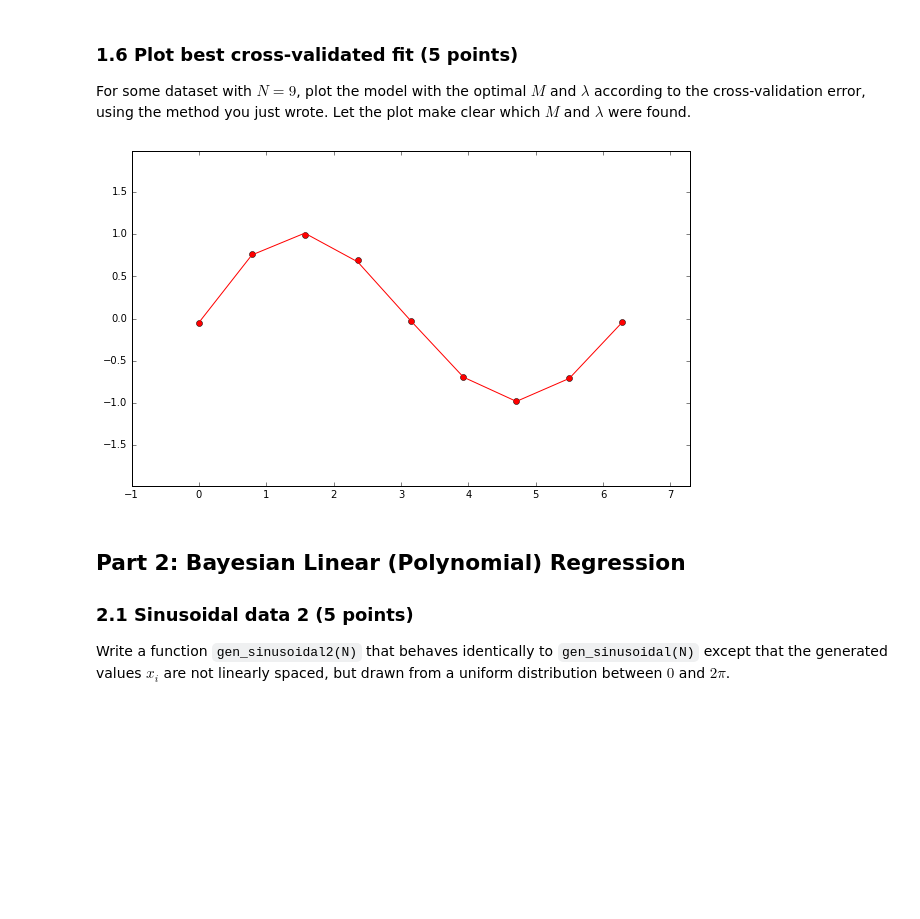
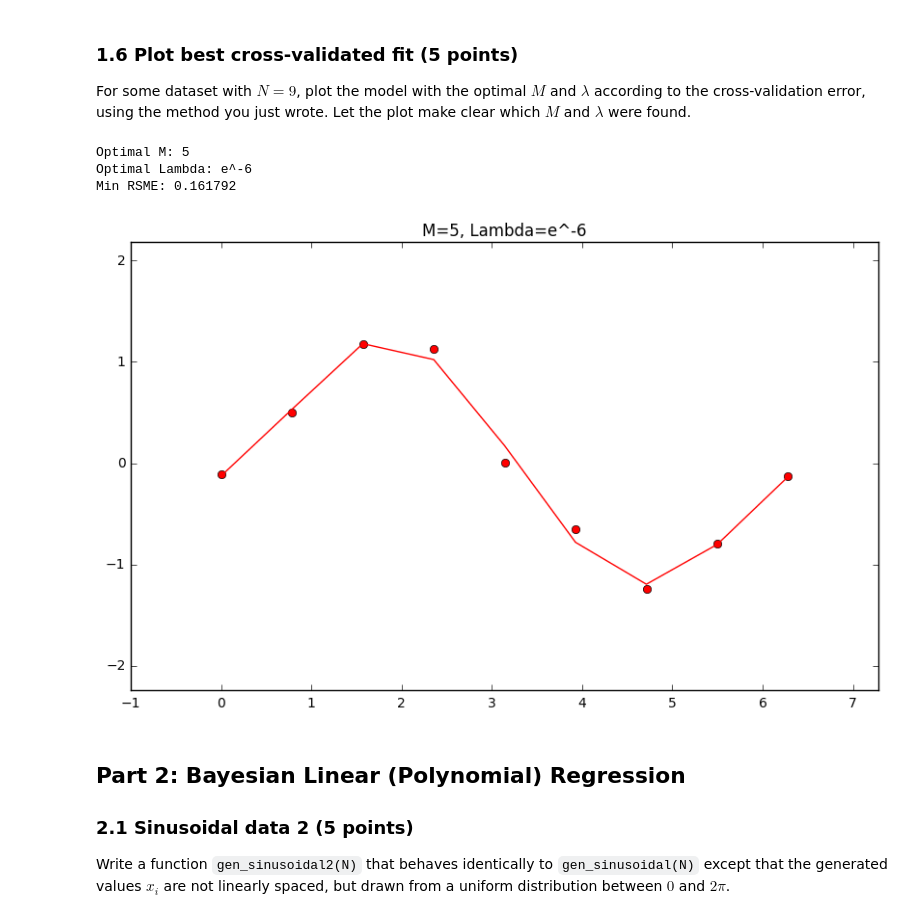
Before and after one commit to Vasileios-Charatsidis/machine_learning_1_labs, a Jupyter notebook: Lab1.ipynb, the cells around one changed output. Drawn from its saved outputs; the diff is of its cells as text; code cells hidden in the pictures; blank space fills up the shorter version.

```diff
--- a/Lab1.ipynb
+++ b/Lab1.ipynb
@@ -282,25 +293,35 @@ Answer: We can see that with models such as M={10,9,8,7}, the CV RMSE decreases
 For some dataset with $N = 9$, plot the model with the optimal $M$ and $\lambda$ according to the cross-validation error, using the method you just wrote. Let the plot make clear which $M$ and $\lambda$ were found.
 # %%
 def plot_bestcrossv_fit():
-    x, t = gen_sinusoidal(9)
-    Mvals = np.arange(0,11)
-    lmb_vals = np.exp(np.arange(-10,1))
+    # CV parameters
+    N=9
+    K=9
+    M=np.arange(0,11,1)
+    Lamb = np.exp(np.arange(-10,1))
 
-    optimum_M, optimum_lmbd = find_optimum_params(x, t, Mvals, lmb_vals)
-    design_m = generate_dmatrix(x, optimum_M)
-    optimum_w = optimum_weights(design_m, t, optimum_lmbd)
+    # generate data
+    X,T = gen_sinusoidal(N)
+
+    min_lambda, min_M, min_rmse, E = best_cv_model(Lamb, M, K, X, T)
+
+    design_m = generate_dmatrix(X, min_M)
+    optimum_w = fit_polynomial_reg(X, T, min_M, min_lambda)
 
     y = np.dot(design_m,optimum_w)
 
     plt.figure(figsize=(10,6))
-    plt.plot(x, t, 'ro')
-    plt.plot(x, y, 'r', label='Fitted line')
-    plt.axis([np.amin(x)-1, np.amax(x)+1, np.amin(t)-1, np.amax(t)+1])
+    plt.plot(X,T, 'ro')
+    plt.plot(X,y, 'r', label='Fitted line')
+    plt.title('M=%d, Lambda=e^%d'%(min_M,log(min_lambda)))
+    plt.axis([np.amin(X)-1, np.amax(X)+1, np.amin(T)-1, np.amax(T)+1])
     plt.show()
 
 plot_bestcrossv_fit()
 # %% [output]
+Optimal M: 5
+Optimal Lambda: e^-6
+Min RSME: 0.161792
-[figure, old version]
+[figure, new version]
 # %% [markdown]
 ## Part 2: Bayesian Linear (Polynomial) Regression
 
```
Also changed, not shown: parts of 3 cells of this notebook.
